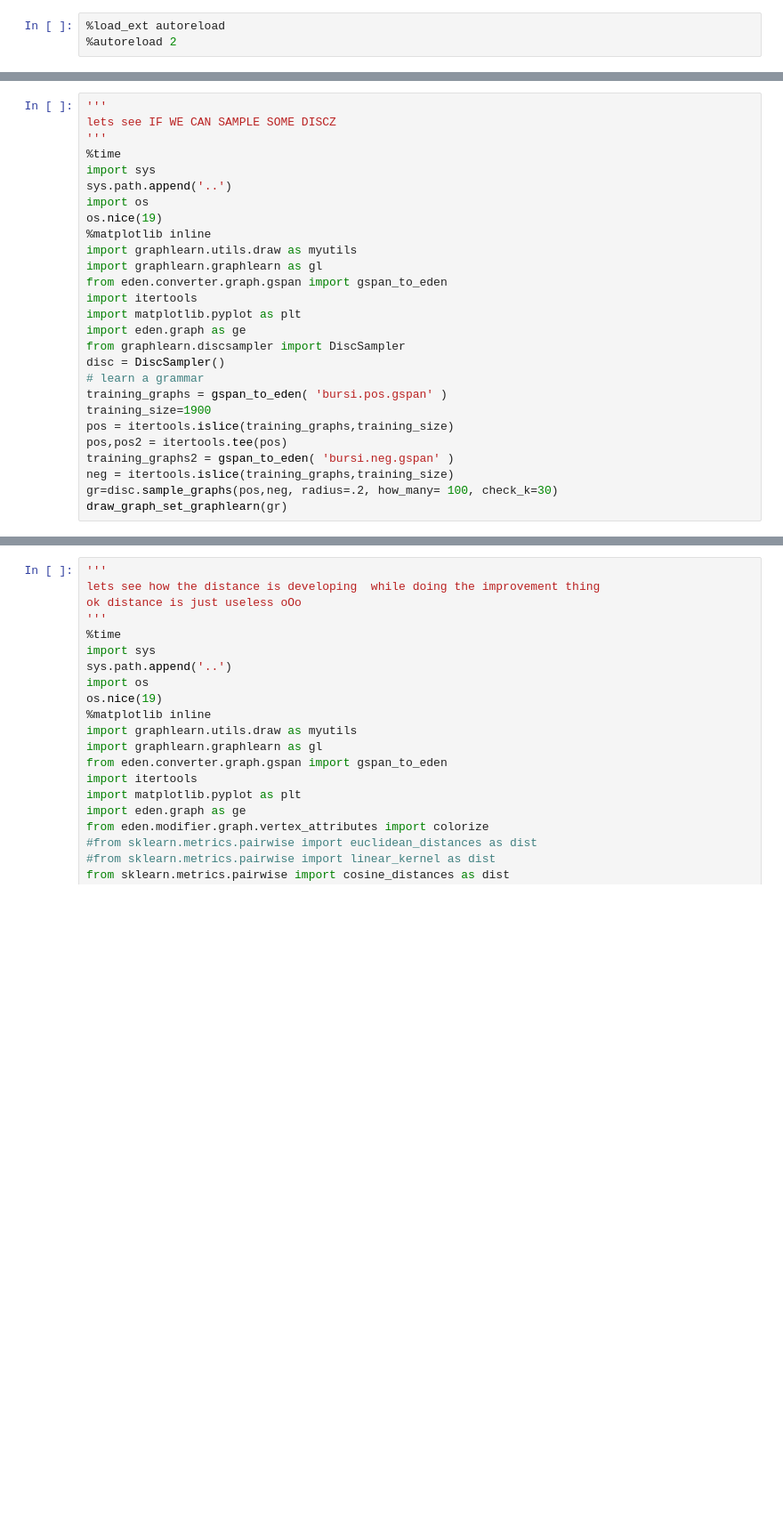
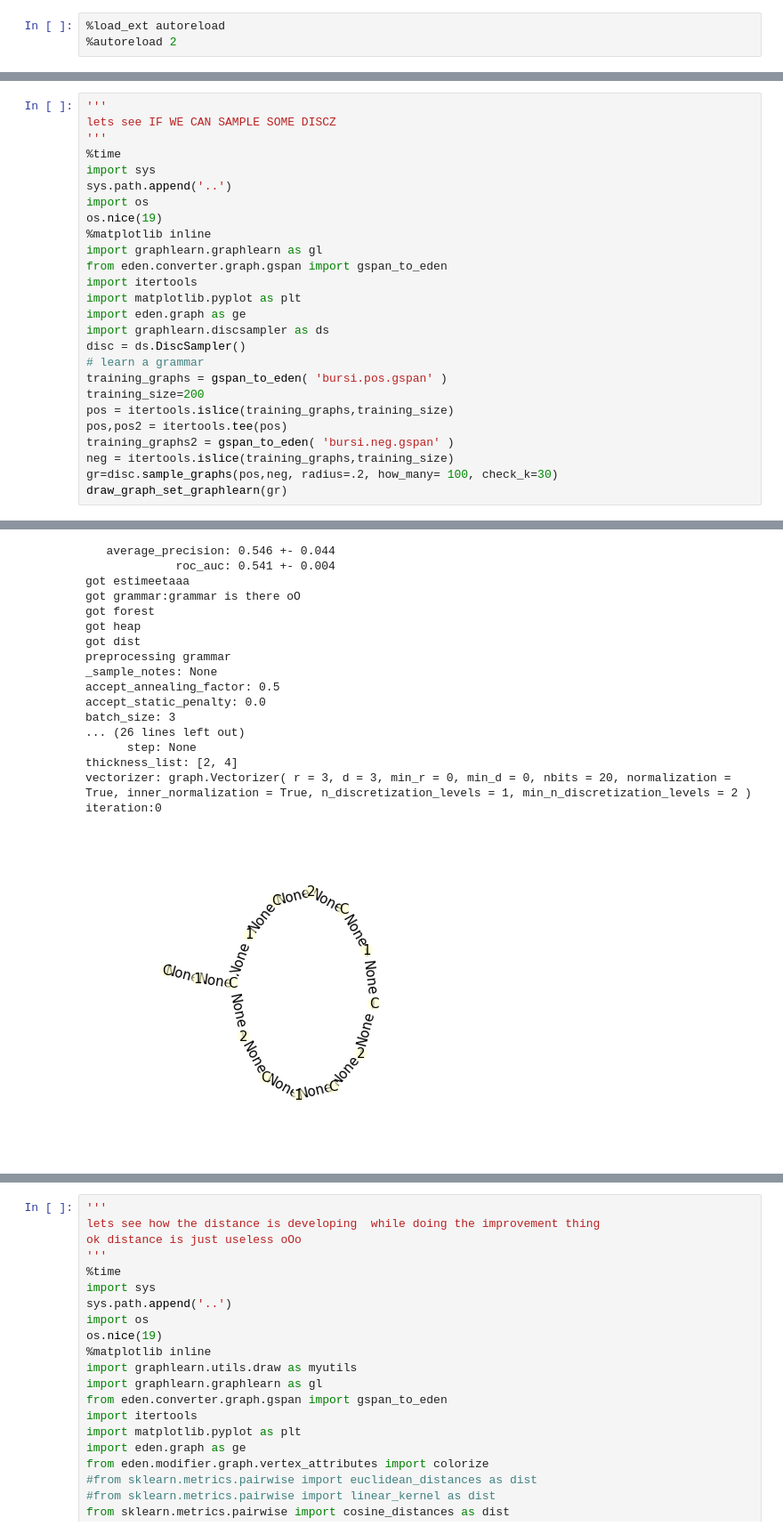
Before and after one commit to fabriziocosta/GraphLearn, a Jupyter notebook: example/discsampler.ipynb, the cells around one changed output, grey strips where cells are left out. Shown at 89% size. Saved outputs shown, nothing was run; the diff lists cells and outputs as text; blank space fills up the shorter version.

```diff
--- a/example/discsampler.ipynb
+++ b/example/discsampler.ipynb
@@ -15,17 +15,16 @@ sys.path.append('..')
 import os
 os.nice(19)
 %matplotlib inline
-import graphlearn.utils.draw as myutils
 import graphlearn.graphlearn as gl
 from eden.converter.graph.gspan import gspan_to_eden
 import itertools
 import matplotlib.pyplot as plt
 import eden.graph as ge
-from graphlearn.discsampler import DiscSampler
-disc = DiscSampler()
+import graphlearn.discsampler as ds
+disc = ds.DiscSampler()
 # learn a grammar
 training_graphs = gspan_to_eden( 'bursi.pos.gspan' )
-training_size=1900
+training_size=200
 pos = itertools.islice(training_graphs,training_size)
 pos,pos2 = itertools.tee(pos)
 training_graphs2 = gspan_to_eden( 'bursi.neg.gspan' )
@@ -53,0 +50,18 @@ KeyboardInterrupt:
+   average_precision: 0.546 +- 0.044
+             roc_auc: 0.541 +- 0.004
+got estimeetaaa
+got grammar:grammar is there oO
+got forest
+got heap
+got dist
+preprocessing grammar
+_sample_notes: None
+accept_annealing_factor: 0.5
+accept_static_penalty: 0.0
+batch_size: 3
+... (26 lines left out)
+      step: None
+thickness_list: [2, 4]
+vectorizer: graph.Vectorizer( r = 3, d = 3, min_r = 0, min_d = 0, nbits = 20, normalization = True, inner_normalization = True, n_discretization_levels = 1, min_n_discretization_levels = 2 )
+iteration:0
+[figure, added]
```
Also changed, not shown: parts of 2 cells of this notebook, 3 other files.
